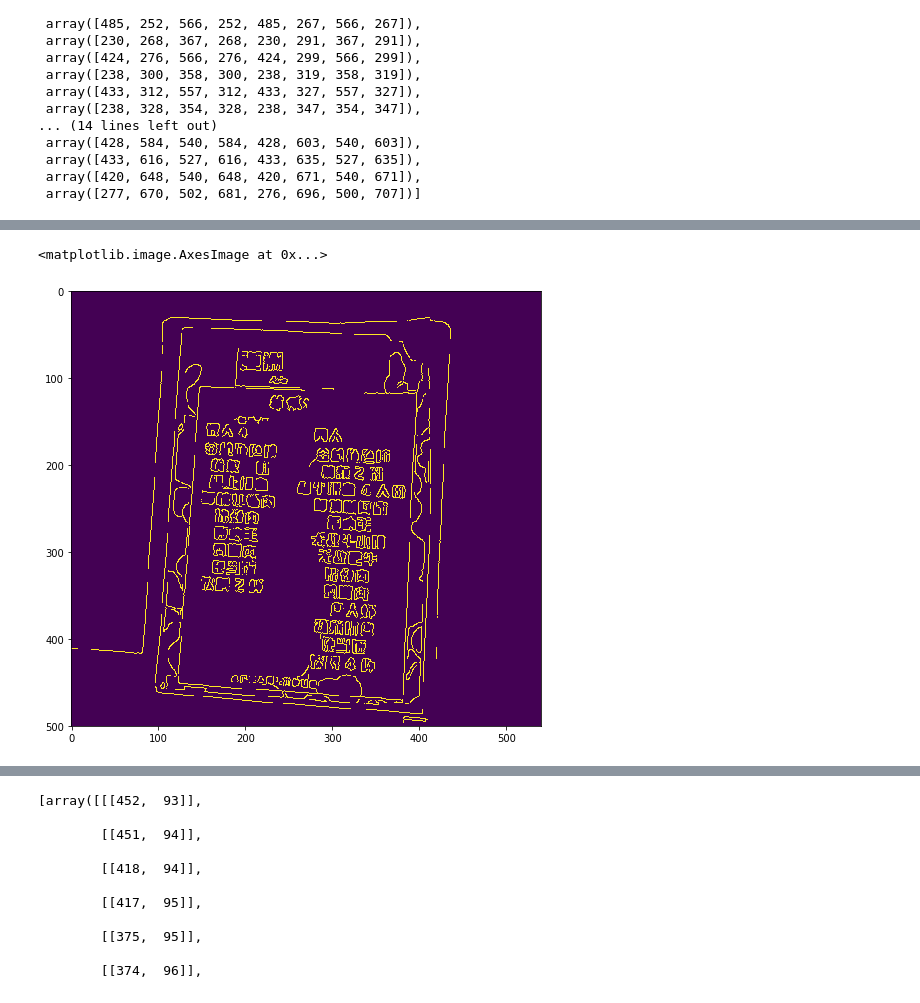
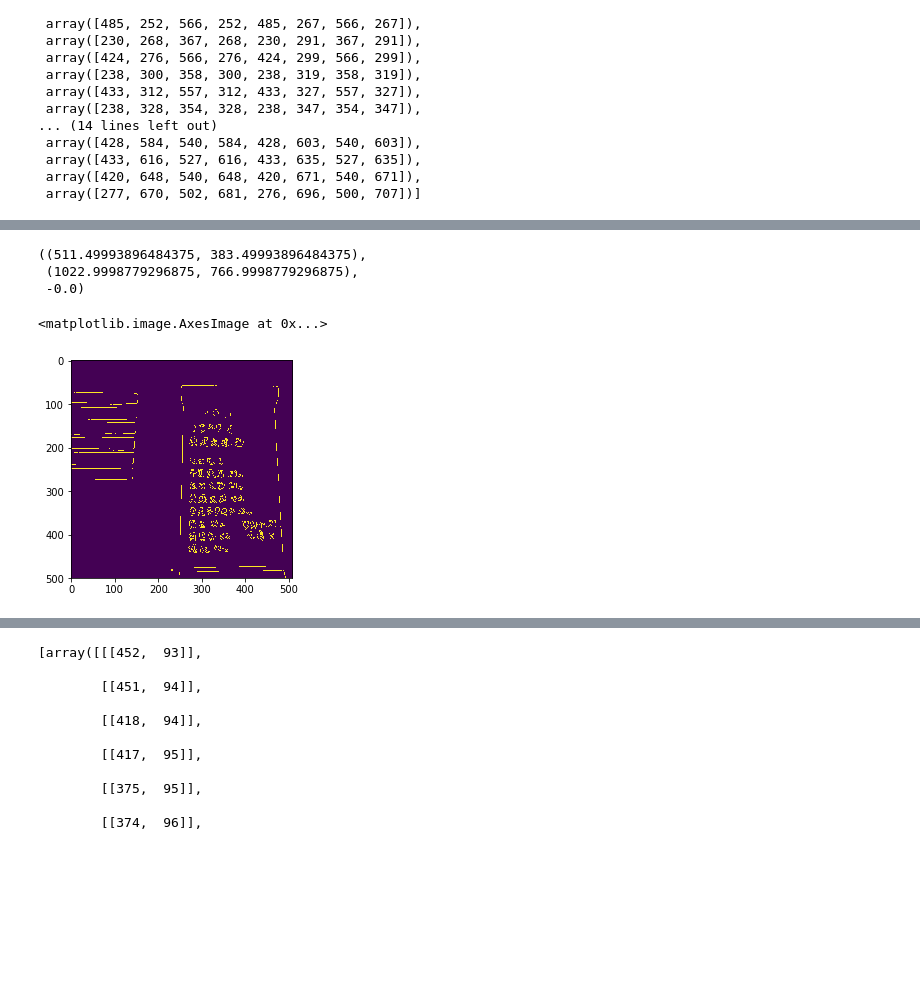
Before and after one commit to luoweimeng/pixel_link, a Jupyter notebook: Skew detection.ipynb, the cells around one changed output, grey strips where cells are left out. Cells and saved outputs as stored; diff of their text form; code cells hidden in the pictures; blank space fills up the shorter version.

```diff
--- a/Skew detection.ipynb
+++ b/Skew detection.ipynb
@@ -92,20 +73,26 @@ plt.imshow(pixel_score_new, cmap='gray')
+# %%
+rect
+# %% [output]
+((511.49993896484375, 383.49993896484375),
+ (1022.9998779296875, 766.9998779296875),
+ -0.0)
 # %%
  # 边缘扫描
 # image = cv2.imread("/Users/chengcheng/Downloads/较符合要求的图片/13.jpg")
-image = cv2.imread("/Users/luoweimeng/Documents/较符合要求的图片/9.jpg")
+image = cv2.imread("/Users/luoweimeng/Documents/较符合要求的图片/13.jpg")
 
 ratio = image.shape[0] / 500.0                                 # 比例
 orig = image.copy()
 image = imutils.resize(image, height = 500)
 
 # 灰度转换及边缘查找
 gray = cv2.cvtColor(image, cv2.COLOR_BGR2GRAY)
 gray = cv2.GaussianBlur(gray, (5, 5), 0)
 edged = cv2.Canny(gray, 75, 200)                               # 边缘检测
 plt.imshow(edged)
 # %% [output]
 <matplotlib.image.AxesImage at 0x...>
-[figure, old version]
+[figure, new version]
 # %%
 # 只保留轮廓
 cnts = cv2.findContours(edged.copy(), cv2.RETR_LIST, cv2.CHAIN_APPROX_SIMPLE) #通过边缘图像找到轮廓
```
Also changed, not shown: parts of 10 cells of this notebook, 4 other files.
